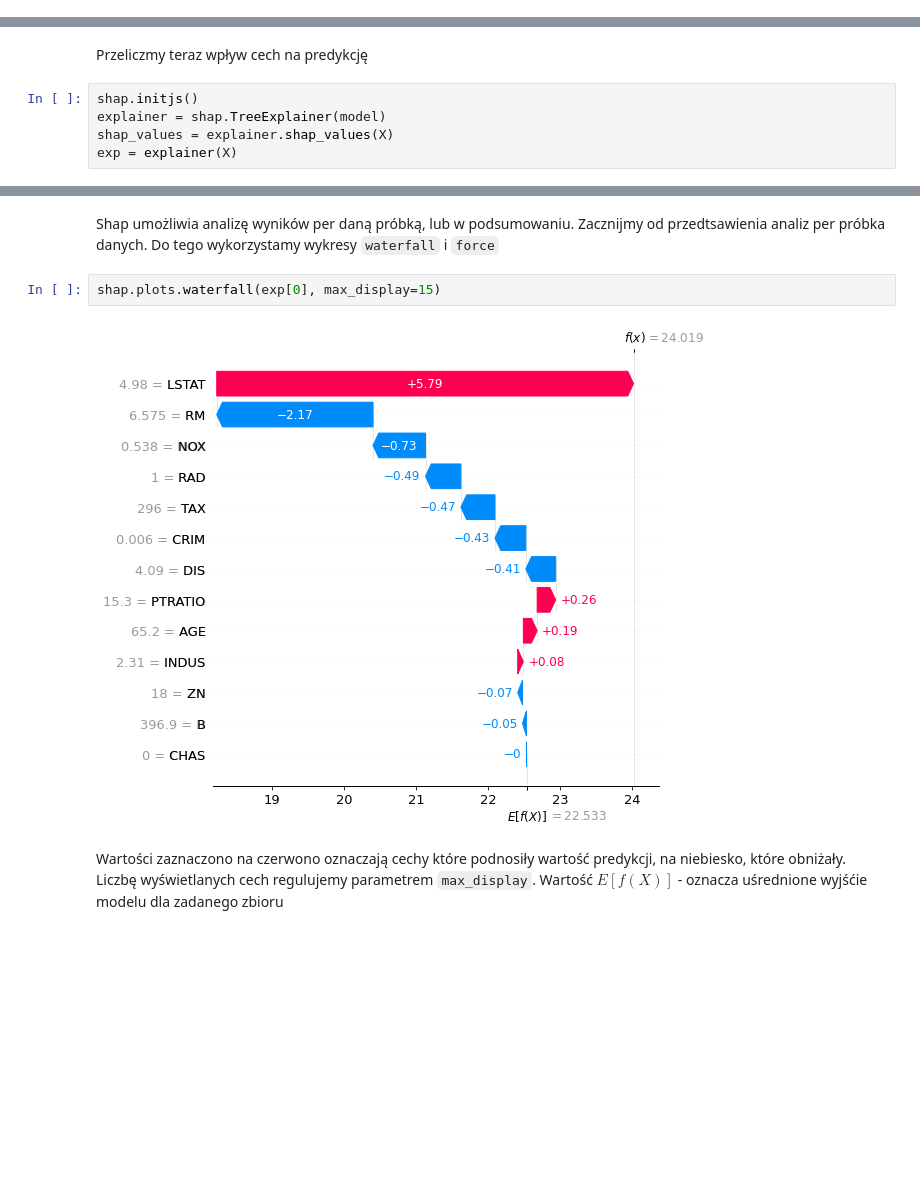
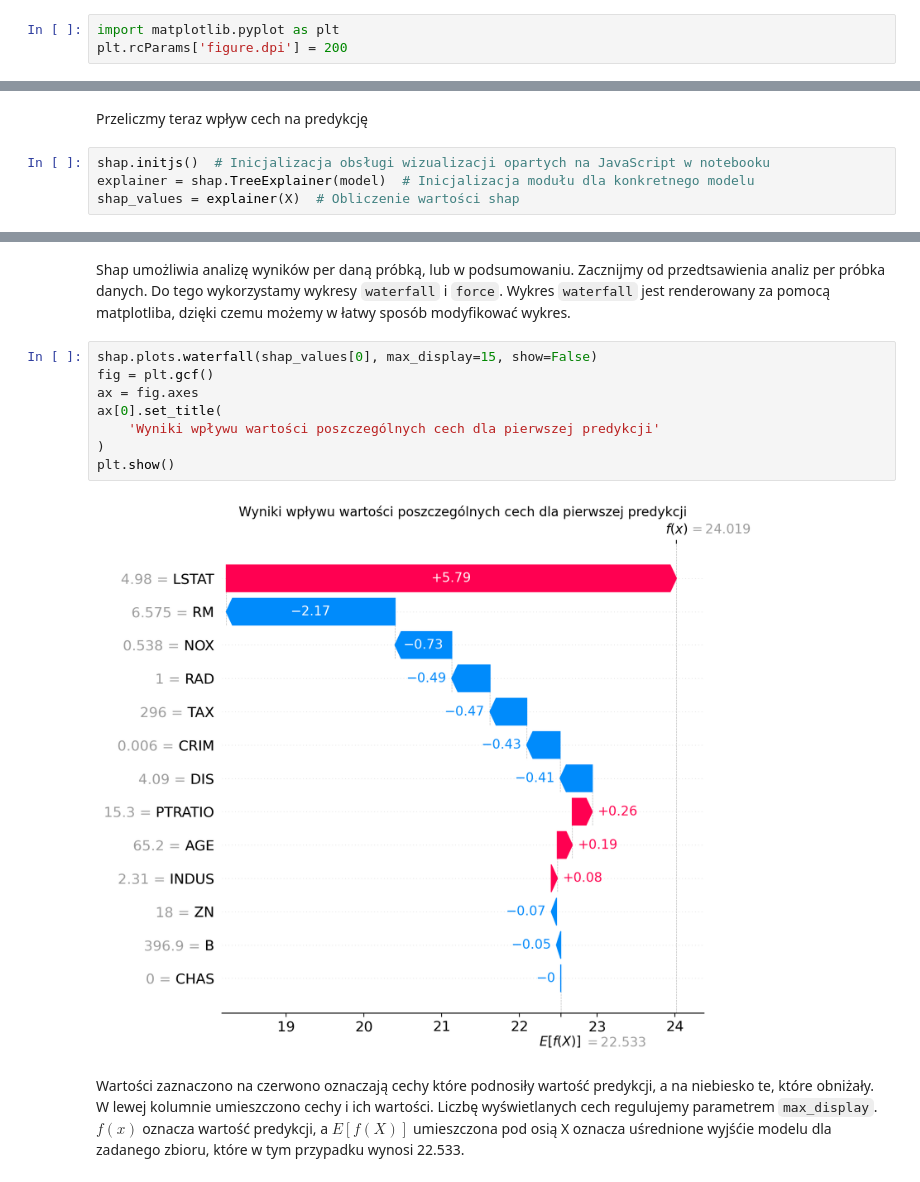
Before and after one commit to pwr-ai/przetwarzanie-danych-i-odkrywanie-wiedzy, a Jupyter notebook: laboratoria/lab4-manipulacja-datasetem.ipynb, the cells around one changed output, grey strips where cells are left out. Drawn from its saved outputs; the diff is of its cells as text; blank space fills up the shorter version.

```diff
--- a/laboratoria/lab4-manipulacja-datasetem.ipynb
+++ b/laboratoria/lab4-manipulacja-datasetem.ipynb
@@ -176,3 +195,6 @@ Następnym krokiem jest wyuczenie modelu XGBooost, do analizy wykorzystamy wcze
+# %%
+import matplotlib.pyplot as plt
+plt.rcParams['figure.dpi'] = 200
 # %%
 import xgboost
 import shap
@@ -182,18 +204,23 @@ model = xgboost.XGBRegressor().fit(X, y)
 # %% [markdown]
 Przeliczmy teraz wpływ cech na predykcję
 # %%
-shap.initjs()
-explainer = shap.TreeExplainer(model)
-shap_values = explainer.shap_values(X)
-exp = explainer(X)
+shap.initjs()  # Inicjalizacja obsługi wizualizacji opartych na JavaScript w notebooku
+explainer = shap.TreeExplainer(model)  # Inicjalizacja modułu dla konkretnego modelu
+shap_values = explainer(X)  # Obliczenie wartości shap
 # %% [output]
 [interactive output not drawn]
 # %% [markdown]
-Shap umożliwia analizę wyników per daną próbką, lub w podsumowaniu. Zacznijmy od przedtsawienia analiz per próbka danych. Do tego wykorzystamy wykresy `waterfall` i `force`
+Shap umożliwia analizę wyników per daną próbką, lub w podsumowaniu. Zacznijmy od przedtsawienia analiz per próbka danych. Do tego wykorzystamy wykresy `waterfall` i `force`. Wykres `waterfall` jest renderowany za pomocą matplotliba, dzięki czemu możemy w łatwy sposób modyfikować wykres.
 # %%
-shap.plots.waterfall(exp[0], max_display=15)
+shap.plots.waterfall(shap_values[0], max_display=15, show=False)
+fig = plt.gcf()
+ax = fig.axes
+ax[0].set_title(
+    'Wyniki wpływu wartości poszczególnych cech dla pierwszej predykcji'
+)
+plt.show()
 # %% [output]
-[figure, old version]
+[figure, new version]
 # %% [markdown]
-Wartości zaznaczono na czerwono oznaczają cechy które podnosiły wartość predykcji, na niebiesko, które obniżały. Liczbę wyświetlanych cech regulujemy parametrem `max_display`. Wartość $E[f(X)]$ - oznacza uśrednione wyjśćie modelu dla zadanego zbioru
+Wartości zaznaczono na czerwono oznaczają cechy które podnosiły wartość predykcji, a na niebiesko te, które obniżały. W lewej kolumnie umieszczono cechy i ich wartości. Liczbę wyświetlanych cech regulujemy parametrem `max_display`. $f(x)$ oznacza wartość predykcji, a $E[f(X)]$ umieszczona pod osią X oznacza uśrednione wyjśćie modelu dla zadanego zbioru, które w tym przypadku wynosi 22.533.
 # %% [markdown]
```
Also changed, not shown: parts of 21 cells of this notebook.
